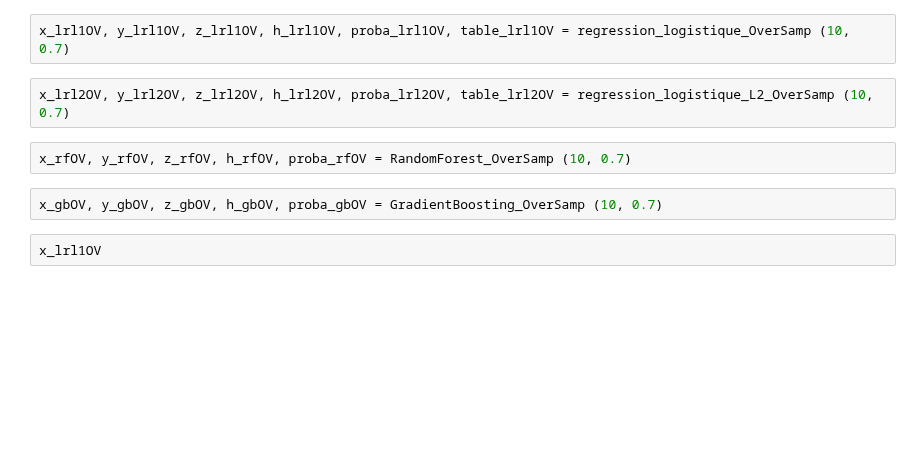
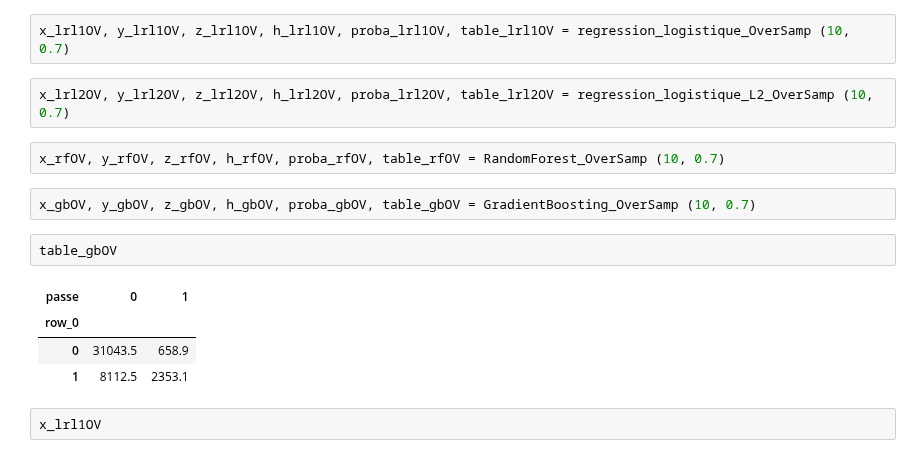
Before and after one commit to tristanpiedra/Projet_ML_football_passes, a Jupyter notebook: project.ipynb, the cells around one changed output. Drawn from its saved outputs; the diff is of its cells as text; blank space fills up the shorter version.

```diff
--- a/project.ipynb
+++ b/project.ipynb
@@ -502,9 +509,16 @@ x_lrl1OV, y_lrl1OV, z_lrl1OV, h_lrl1OV, proba_lrl1OV, table_lrl1OV = regression_
 # %%
 x_lrl2OV, y_lrl2OV, z_lrl2OV, h_lrl2OV, proba_lrl2OV, table_lrl2OV = regression_logistique_L2_OverSamp (10, 0.7)
 # %%
-x_rfOV, y_rfOV, z_rfOV, h_rfOV, proba_rfOV = RandomForest_OverSamp (10, 0.7)
+x_rfOV, y_rfOV, z_rfOV, h_rfOV, proba_rfOV, table_rfOV = RandomForest_OverSamp (10, 0.7)
 # %%
-x_gbOV, y_gbOV, z_gbOV, h_gbOV, proba_gbOV = GradientBoosting_OverSamp (10, 0.7)
+x_gbOV, y_gbOV, z_gbOV, h_gbOV, proba_gbOV, table_gbOV = GradientBoosting_OverSamp (10, 0.7)
+# %%
+table_gbOV
+# %% [output]
+| passe | 0 | 1 |
+| row_0 |  |  |
+| 0 | 31043.5 | 658.9 |
+| 1 | 8112.5 | 2353.1 |
 # %%
 x_lrl1OV
 # %% [output]
```
Also changed, not shown: parts of 11 cells of this notebook, 3 other files.
